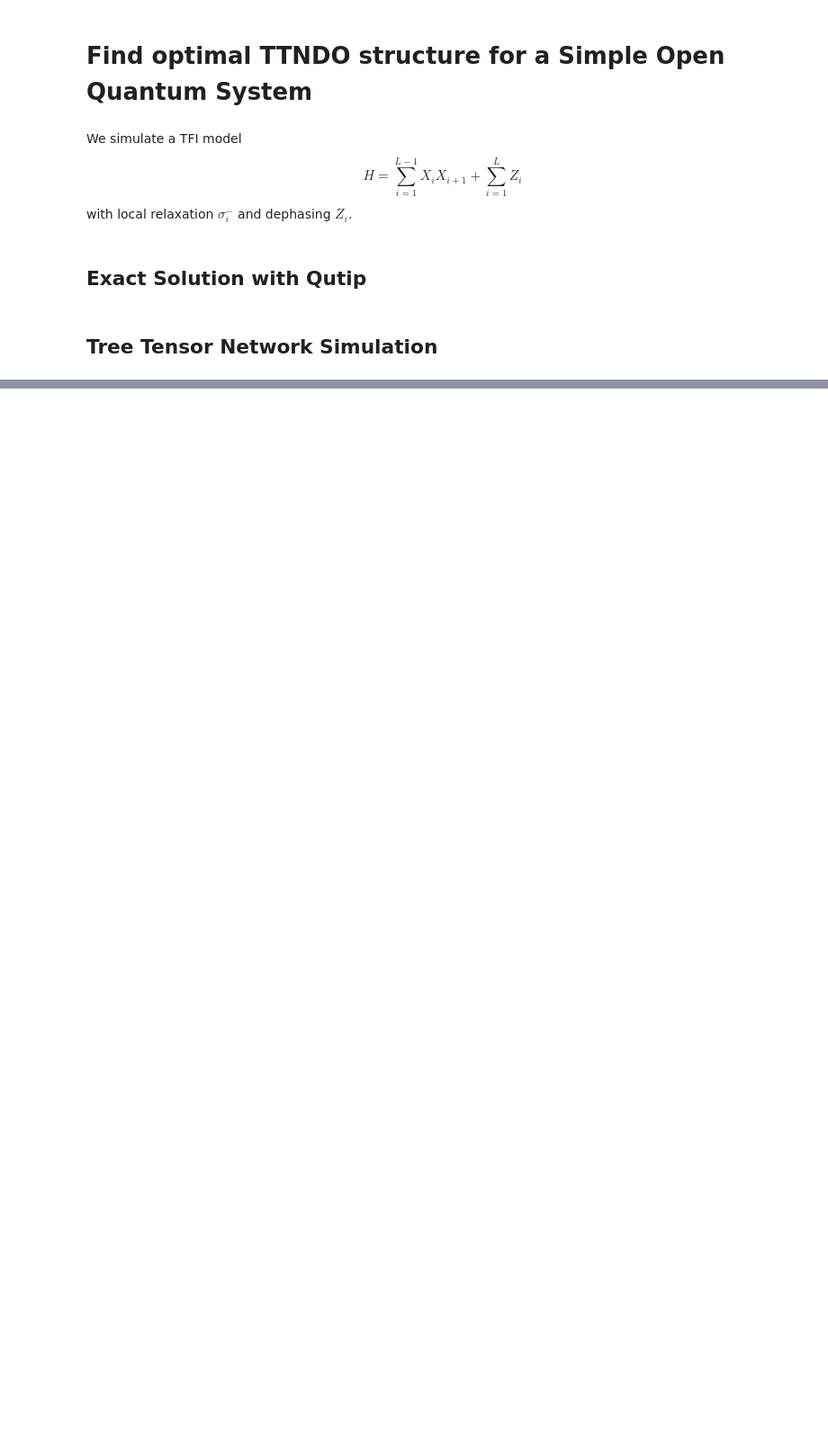
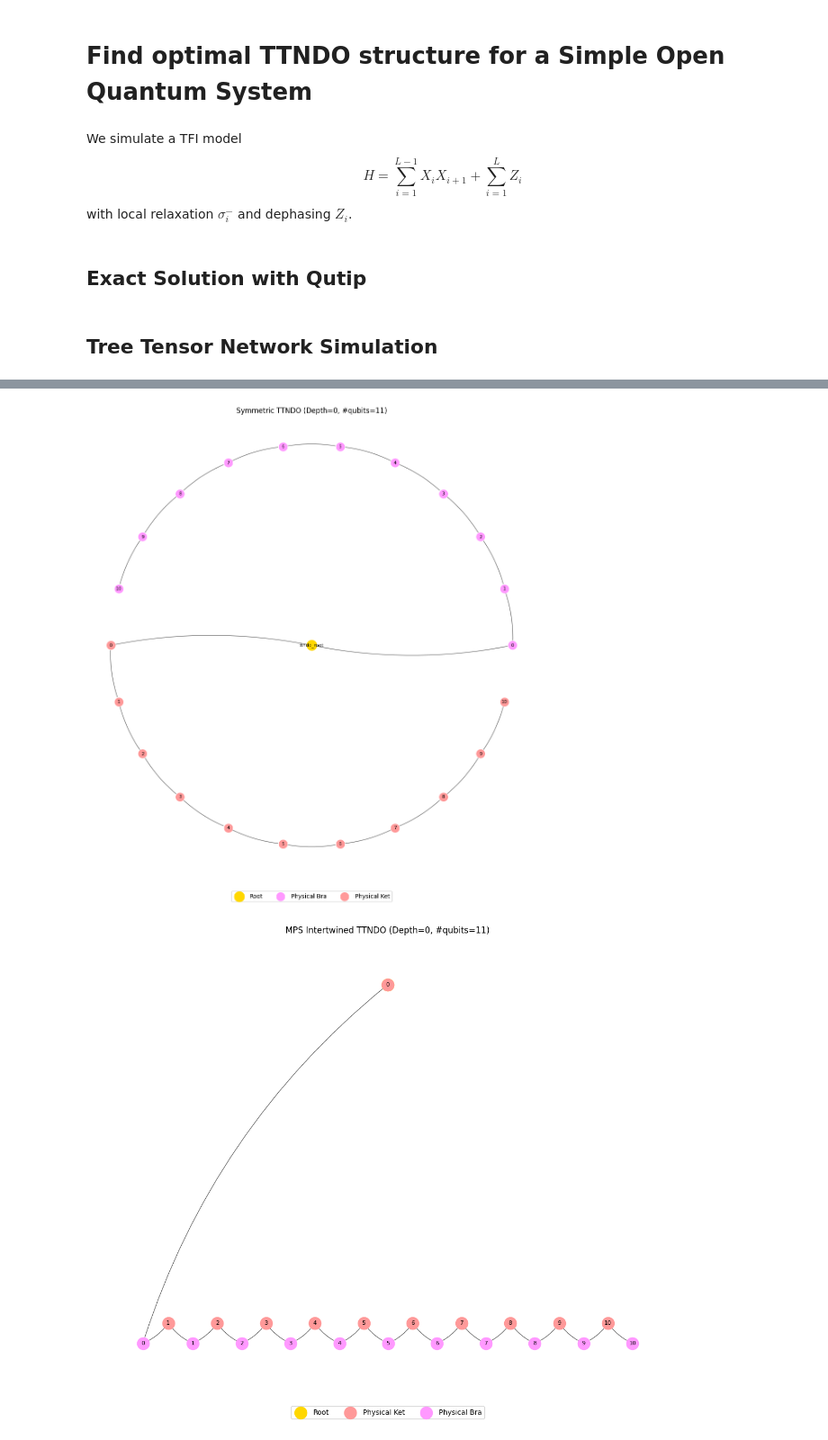
Before and after one commit to Drachier/PyTreeNet, a Jupyter notebook: open_system_optimal_ttndo.ipynb, the cells around one changed output, grey strips where cells are left out. Shown at 90% size. Cells and saved outputs as stored; diff of their text form; code cells hidden in the pictures; blank space fills up the shorter version.

```diff
--- a/open_system_optimal_ttndo.ipynb
+++ b/open_system_optimal_ttndo.ipynb
@@ -678,0 +860,27 @@ for depth in depths:
+# %%
+depth = 0
+
+ttns = generate_binary_ttns(num_phys=length,
+                            bond_dim=initial_bond_dim,
+                            phys_tensor=phys_tensor,
+                            depth=depth)
+
+ttndo_fully_intertwined = from_ttns_symmetric(ttns , initial_bond_dim)
+
+visualize_symmetric_ttndo(
+    ttndo_fully_intertwined,
+    title=f'Symmetric TTNDO (Depth={depth}, #qubits={length})',
+    simplified_labels=True)
+
+
+ttndo_mps_intertwined = from_mps_intertwined(ttns, bond_dim=initial_bond_dim, phys_tensor=phys_tensor)
+
+visualize_intertwined_ttndo(
+    ttndo_mps_intertwined,
+    title=f'MPS Intertwined TTNDO (Depth={depth}, #qubits={length})',
+    layout_type="hierarchical",
+    simplified_labels=True
+)
+# %% [output]
+[figure, added]
+[figure, added]
```
Also changed, not shown: parts of 29 cells of this notebook, 7 other files.
